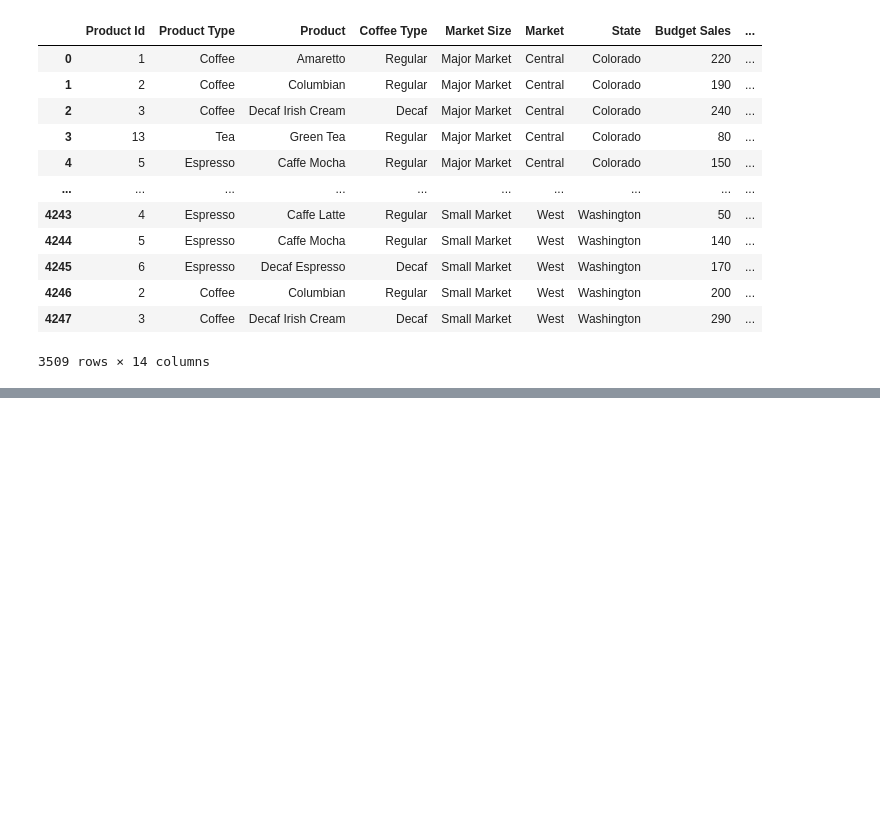
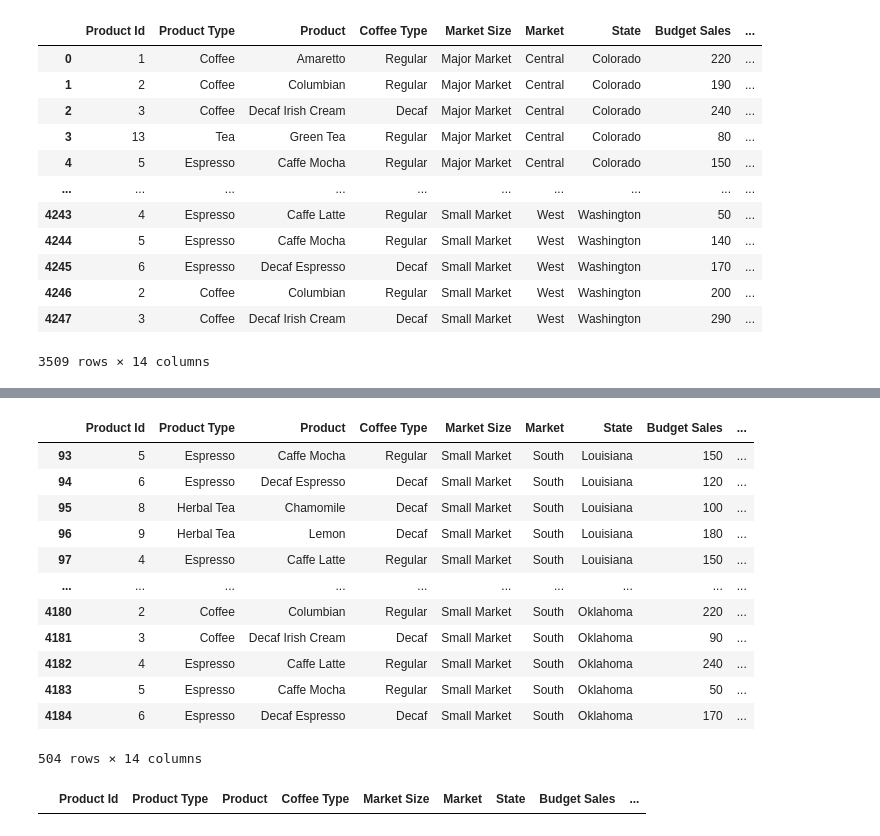
Before and after one commit to alishanstyles/CoffeeChain, a Jupyter notebook: startercode.ipynb, the cells around one changed output, grey strips where cells are left out. Cells and saved outputs as stored; diff of their text form; code cells hidden in the pictures; blank space fills up the shorter version.

```diff
--- a/startercode.ipynb
+++ b/startercode.ipynb
@@ -192,0 +229,22 @@ df.loc[(df['Total Expenses'] == 50) | (df['Profit'] >= 10),:]
+# %%
+# Show market size small market and in the south
+df.loc[(df['Market Size'] == 'Small Market') & (df['Market'] == 'South'),:]
+# %% [output]
+|  | Product Id | Product Type | Product | Coffee Type | Market Size | Market | State | Budget Sales | ... |
+| 93 | 5 | Espresso | Caffe Mocha | Regular | Small Market | South | Louisiana | 150 | ... |
+| 94 | 6 | Espresso | Decaf Espresso | Decaf | Small Market | South | Louisiana | 120 | ... |
+| 95 | 8 | Herbal Tea | Chamomile | Decaf | Small Market | South | Louisiana | 100 | ... |
+| 96 | 9 | Herbal Tea | Lemon | Decaf | Small Market | South | Louisiana | 180 | ... |
+| 97 | 4 | Espresso | Caffe Latte | Regular | Small Market | South | Louisiana | 150 | ... |
+| ... | ... | ... | ... | ... | ... | ... | ... | ... | ... |
+| 4180 | 2 | Coffee | Columbian | Regular | Small Market | South | Oklahoma | 220 | ... |
+| 4181 | 3 | Coffee | Decaf Irish Cream | Decaf | Small Market | South | Oklahoma | 90 | ... |
+| 4182 | 4 | Espresso | Caffe Latte | Regular | Small Market | South | Oklahoma | 240 | ... |
+| 4183 | 5 | Espresso | Caffe Mocha | Regular | Small Market | South | Oklahoma | 50 | ... |
+| 4184 | 6 | Espresso | Decaf Espresso | Decaf | Small Market | South | Oklahoma | 170 | ... |
+504 rows × 14 columns
+# %%
+# Show major markets in Nevada
+df.loc[(df['Market Size'] == 'Major Market') & (df['State'] == 'Louis'),:]
+# %% [output]
+|  | Product Id | Product Type | Product | Coffee Type | Market Size | Market | State | Budget Sales | ... |
```
Also changed, not shown: parts of 3 cells of this notebook.
